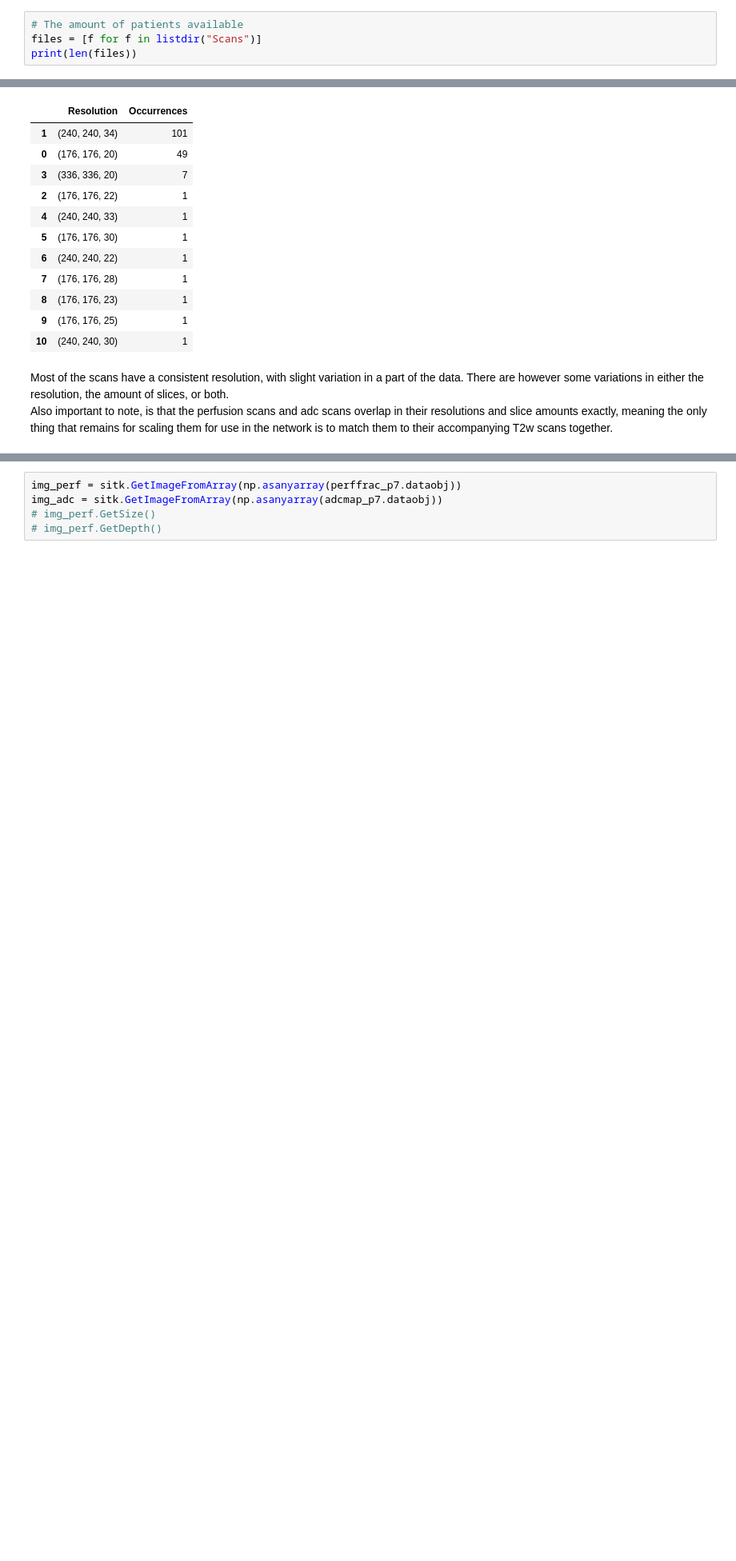
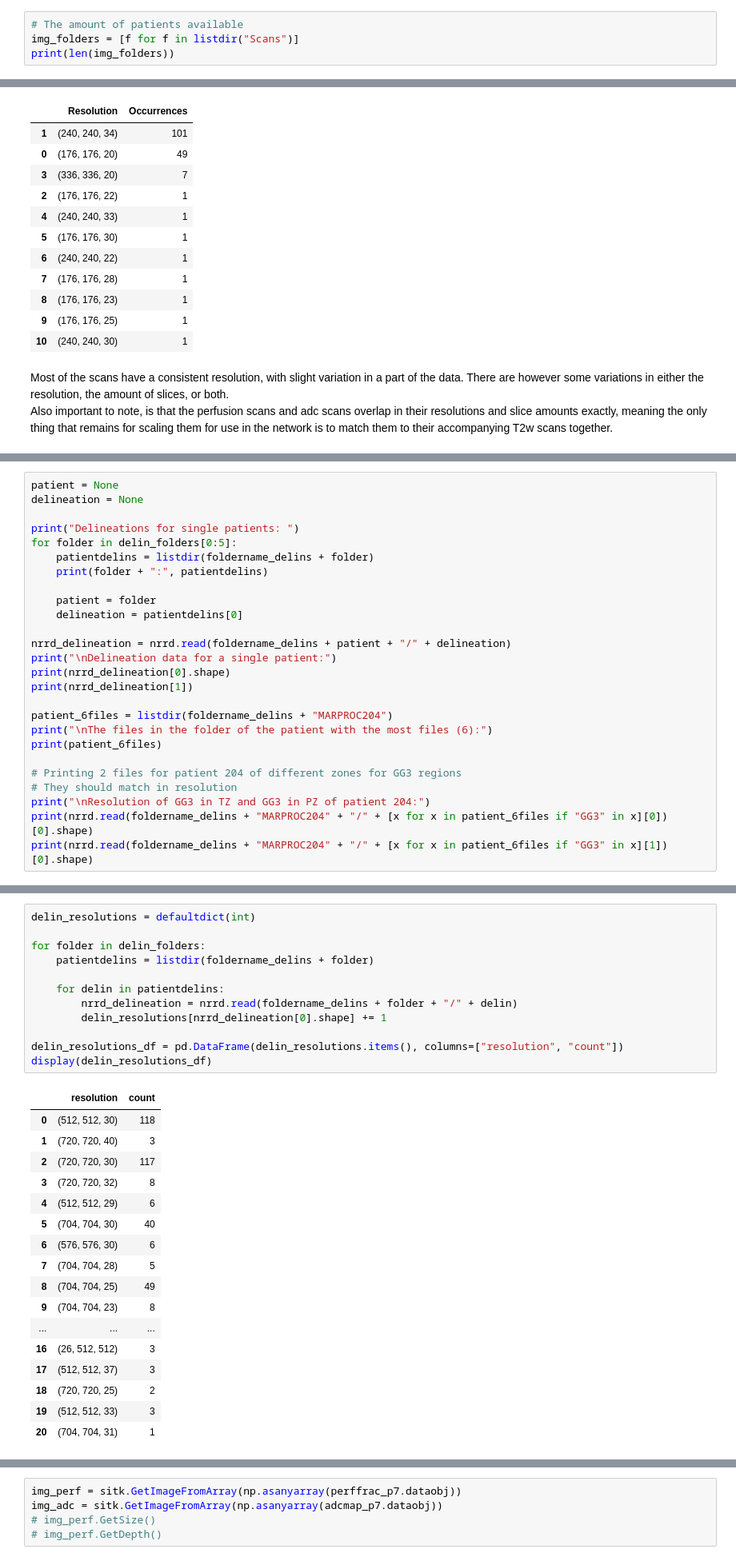
Before and after one commit to Looqes/pca_thesis_project, a Jupyter notebook: eda.ipynb, the cells around one changed output, grey strips where cells are left out. Shown: that part at 80% size. Drawn from its saved outputs; the diff is of its cells as text; blank space fills up the shorter version.

Commit message:
Added analysis for the delineation files. Also added requirements.txt

```diff
--- a/eda.ipynb
+++ b/eda.ipynb
@@ -23,8 +70,8 @@ from scripts.patient import Patient
 from scripts import read_scans_utils
 # %%
 # The amount of patients available
-files = [f for f in listdir("Scans")]
-print(len(files))
+img_folders = [f for f in listdir("Scans")]
+print(len(img_folders))
 # %% [output]
 170
 # %% [markdown]
@@ -204,0 +290,26 @@ Also important to note, is that the perfusion scans and adc scans overlap in the
+# %%
+patient = None
+delineation = None
+
+print("Delineations for single patients: ")
+for folder in delin_folders[0:5]:
+    patientdelins = listdir(foldername_delins + folder)
+    print(folder + ":", patientdelins)
+
+    patient = folder
+    delineation = patientdelins[0]
+
+nrrd_delineation = nrrd.read(foldername_delins + patient + "/" + delineation)
+print("\nDelineation data for a single patient:")
+print(nrrd_delineation[0].shape)
+print(nrrd_delineation[1])
+
+patient_6files = listdir(foldername_delins + "MARPROC204")
+print("\nThe files in the folder of the patient with the most files (6):")
+print(patient_6files)
+
+# Printing 2 files for patient 204 of different zones for GG3 regions
+# They should match in resolution
+print("\nResolution of GG3 in TZ and GG3 in PZ of patient 204:")
+print(nrrd.read(foldername_delins + "MARPROC204" + "/" + [x for x in patient_6files if "GG3" in x][0])[0].shape)
+print(nrrd.read(foldername_delins + "MARPROC204" + "/" + [x for x in patient_6files if "GG3" in x][1])[0].shape)
@@ -204,0 +341,30 @@ Also important to note, is that the perfusion scans and adc scans overlap in the
+# %%
+delin_resolutions = defaultdict(int)
+
+for folder in delin_folders:
+    patientdelins = listdir(foldername_delins + folder)
+
+    for delin in patientdelins:
+        nrrd_delineation = nrrd.read(foldername_delins + folder + "/" + delin)
+        delin_resolutions[nrrd_delineation[0].shape] += 1
+
+delin_resolutions_df = pd.DataFrame(delin_resolutions.items(), columns=["resolution", "count"])
+display(delin_resolutions_df)
+# %% [output]
+|  | resolution | count |
+| 0 | (512, 512, 30) | 118 |
+| 1 | (720, 720, 40) | 3 |
+| 2 | (720, 720, 30) | 117 |
+| 3 | (720, 720, 32) | 8 |
+| 4 | (512, 512, 29) | 6 |
+| 5 | (704, 704, 30) | 40 |
+| 6 | (576, 576, 30) | 6 |
+| 7 | (704, 704, 28) | 5 |
+| 8 | (704, 704, 25) | 49 |
+| 9 | (704, 704, 23) | 8 |
+| ... | ... | ... |
+| 16 | (26, 512, 512) | 3 |
+| 17 | (512, 512, 37) | 3 |
+| 18 | (720, 720, 25) | 2 |
+| 19 | (512, 512, 33) | 3 |
+| 20 | (704, 704, 31) | 1 |
```
Also changed, not shown: parts of 26 cells of this notebook, 3 other files.
